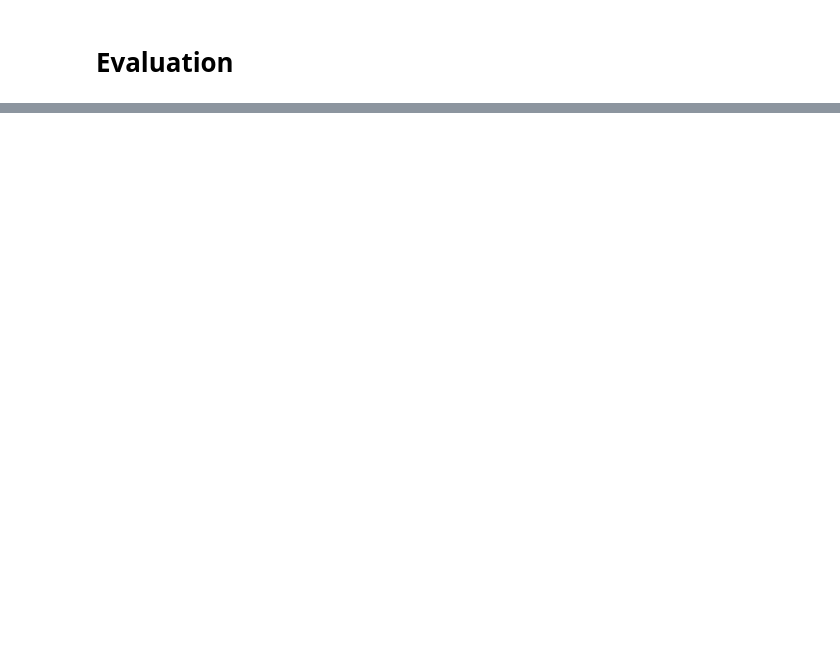
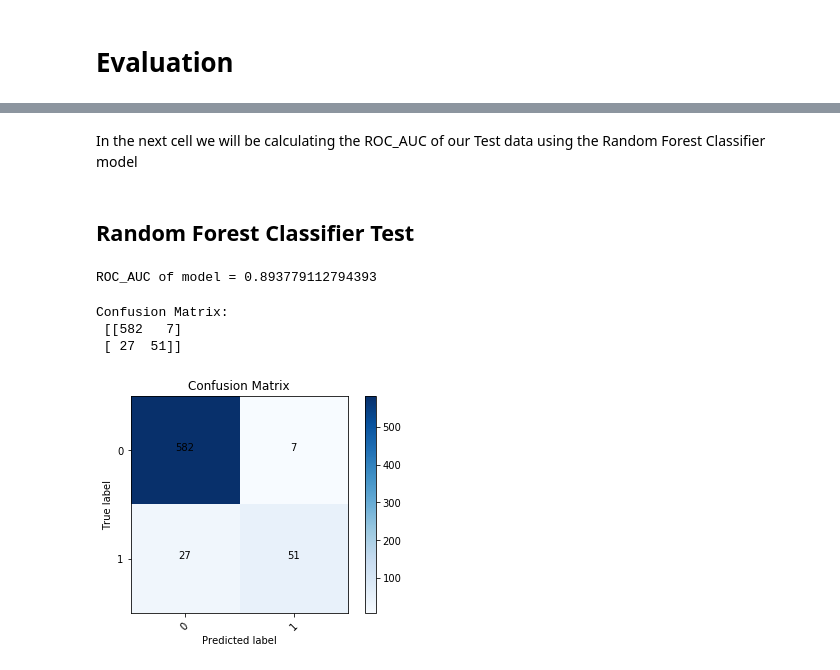
Before and after one commit to ArmanHasAPython/dsc-mod-3-project-v2-1-solo, a Jupyter notebook: Customer Churn Data.ipynb, the cells around one changed output, grey strips where cells are left out. Drawn from its saved outputs; the diff is of its cells as text; code cells hidden in the pictures; blank space fills up the shorter version.

Commit message:
confusion matrix

```diff
--- a/Customer Churn Data.ipynb
+++ b/Customer Churn Data.ipynb
@@ -602,0 +693,48 @@ from sklearn.metrics import classification_report
+# %% [markdown]
+In the next cell we will be calculating the ROC_AUC of our Test data using the Random Forest Classifier model
+# %% [markdown]
+## Random Forest Classifier Test
+# %%
+#This gives me the probabilities of it being 0 or 1
+
+y_test_pred_proba = model_RF.predict_proba(X_test)[:,1]
+
+print("ROC_AUC of model =", roc_auc_score(y_test, y_test_pred_proba))
+# %% [output]
+ROC_AUC of model = 0.893779112794393
+# %%
+y_test_pred = model_RF.predict(X_test)
+# %%
+#Import confusion matrix
+
+#This plots the binary values
+
+from sklearn.metrics import confusion_matrix
+
+
+cnf_matrix = confusion_matrix(y_test, y_test_pred)
+print('Confusion Matrix:\n', cnf_matrix)
+# %% [output]
+Confusion Matrix:
+ [[582   7]
+ [ 27  51]]
+# %%
+import itertools
+
+plt.imshow(cnf_matrix,  cmap=plt.cm.Blues)
+plt.title('Confusion Matrix')
+plt.ylabel('True label')
+plt.xlabel('Predicted label')
+class_names = set(y)
+tick_marks = np.arange(len(class_names))
+plt.xticks(tick_marks, class_names, rotation=45)
+plt.yticks(tick_marks, class_names)
+thresh = cnf_matrix.max()
+for i, j in itertools.product(range(cnf_matrix.shape[0]), range(cnf_matrix.shape[1])):
+        plt.text(j, i, cnf_matrix[i, j],
+                 horizontalalignment='center',
+                 color='white' if cnf_matrix[i, j] > thresh else 'black')
+plt.colorbar()
+plt.show()
+# %% [output]
+[figure, added]
```
Also changed, not shown: parts of 43 cells of this notebook, 2 other files.
